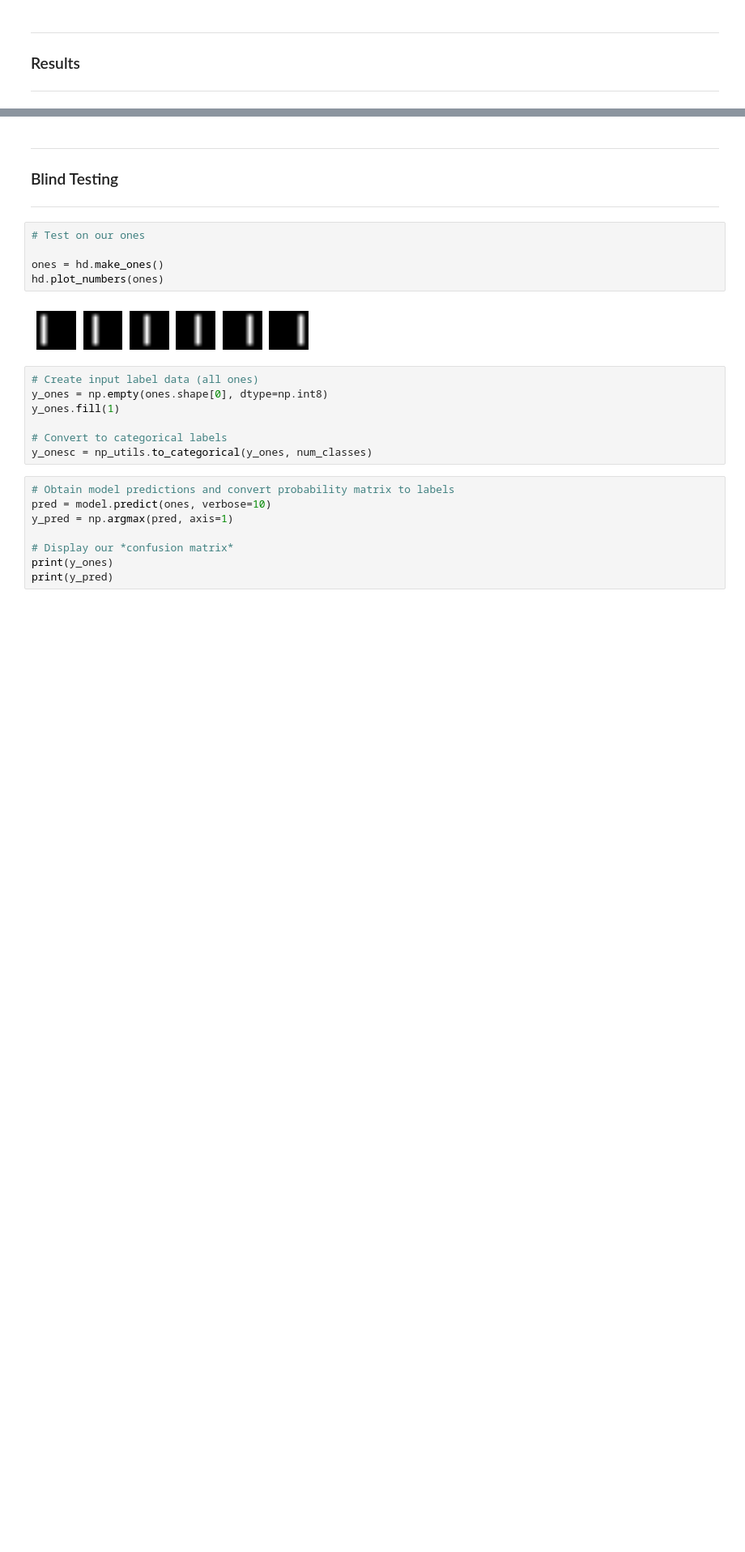
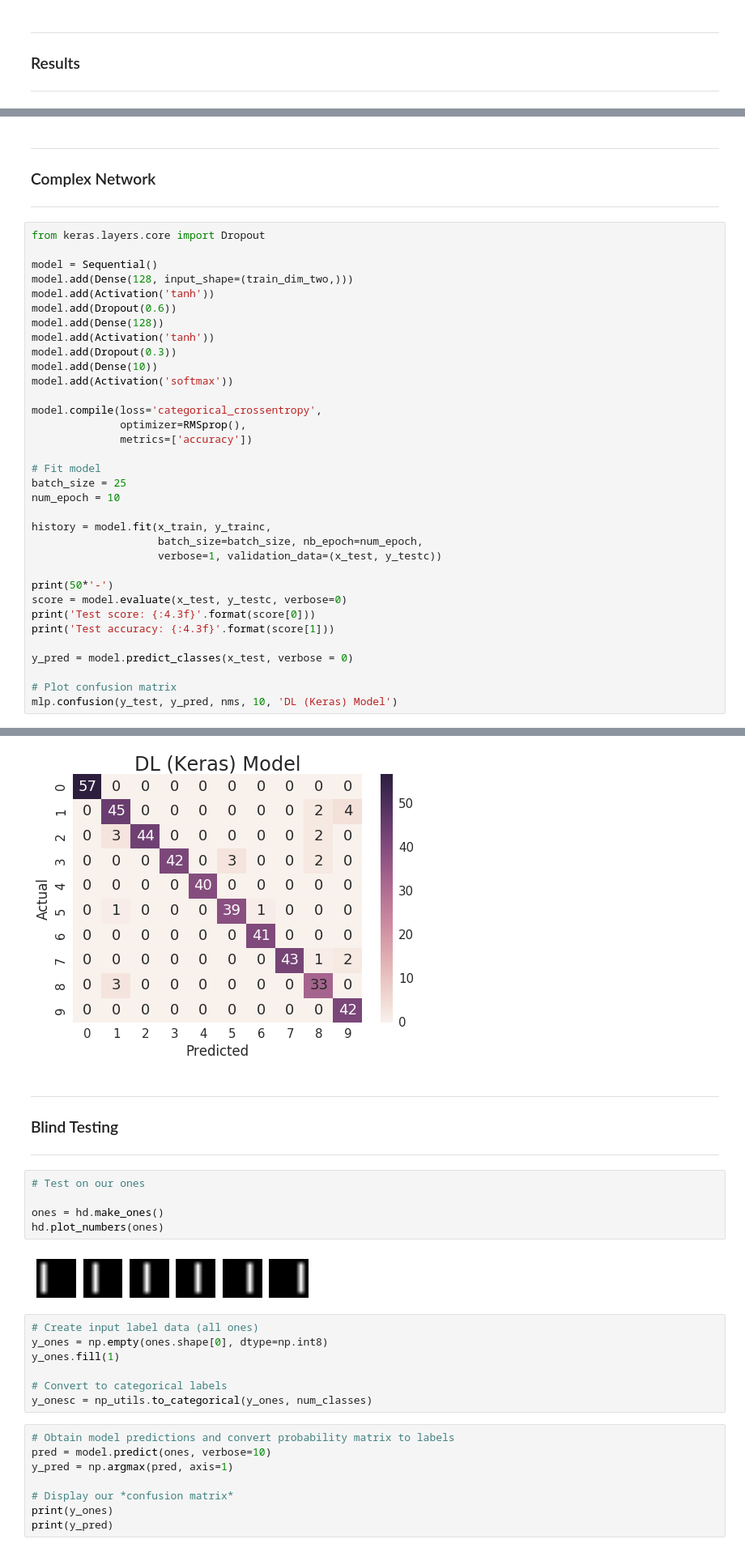
Before and after one commit to lcdm-uiuc/info490-sp16, a Jupyter notebook: Week15/notebooks/intro2dl.ipynb, the cells around one changed output, grey strips where cells are left out. Shown at 81% size. Drawn from its saved outputs; the diff is of its cells as text; blank space fills up the shorter version.

```diff
--- a/Week15/notebooks/intro2dl.ipynb
+++ b/Week15/notebooks/intro2dl.ipynb
@@ -183,0 +165,42 @@ mlp.confusion(y_test, y_pred, nms, 10, 'GBT Model')
+# %% [markdown]
+-----
+
+### Complex Network
+
+
+-----
+# %%
+from keras.layers.core import Dropout
+
+model = Sequential()
+model.add(Dense(128, input_shape=(train_dim_two,)))
+model.add(Activation('tanh'))
+model.add(Dropout(0.6))
+model.add(Dense(128))
+model.add(Activation('tanh'))
+model.add(Dropout(0.3))
+model.add(Dense(10))
+model.add(Activation('softmax'))
+
+model.compile(loss='categorical_crossentropy',
+              optimizer=RMSprop(),
+              metrics=['accuracy'])
+
+# Fit model
+batch_size = 25
+num_epoch = 10
+
+history = model.fit(x_train, y_trainc,
+                    batch_size=batch_size, nb_epoch=num_epoch,
+                    verbose=1, validation_data=(x_test, y_testc))
+
+print(50*'-')
+score = model.evaluate(x_test, y_testc, verbose=0)
+print('Test score: {:4.3f}'.format(score[0]))
+print('Test accuracy: {:4.3f}'.format(score[1]))
+
+y_pred = model.predict_classes(x_test, verbose = 0)
+
+# Plot confusion matrix
+mlp.confusion(y_test, y_pred, nms, 10, 'DL (Keras) Model')
+# %% [output]
@@ -184,3 +224,4 @@ mlp.confusion(y_test, y_pred, nms, 10, 'GBT Model')
+[figure, added]
 # %% [markdown]
 -----
 
```
Also changed, not shown: parts of 9 cells of this notebook.
